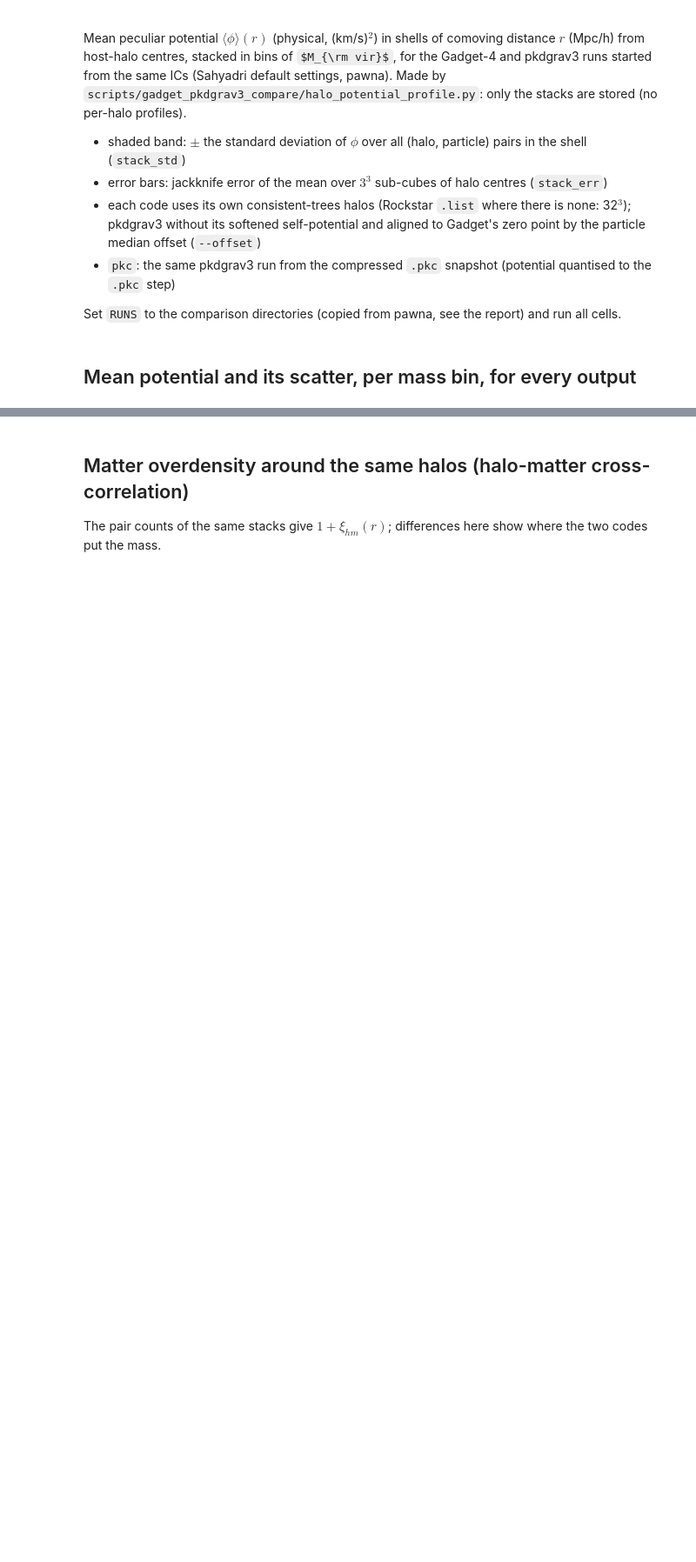
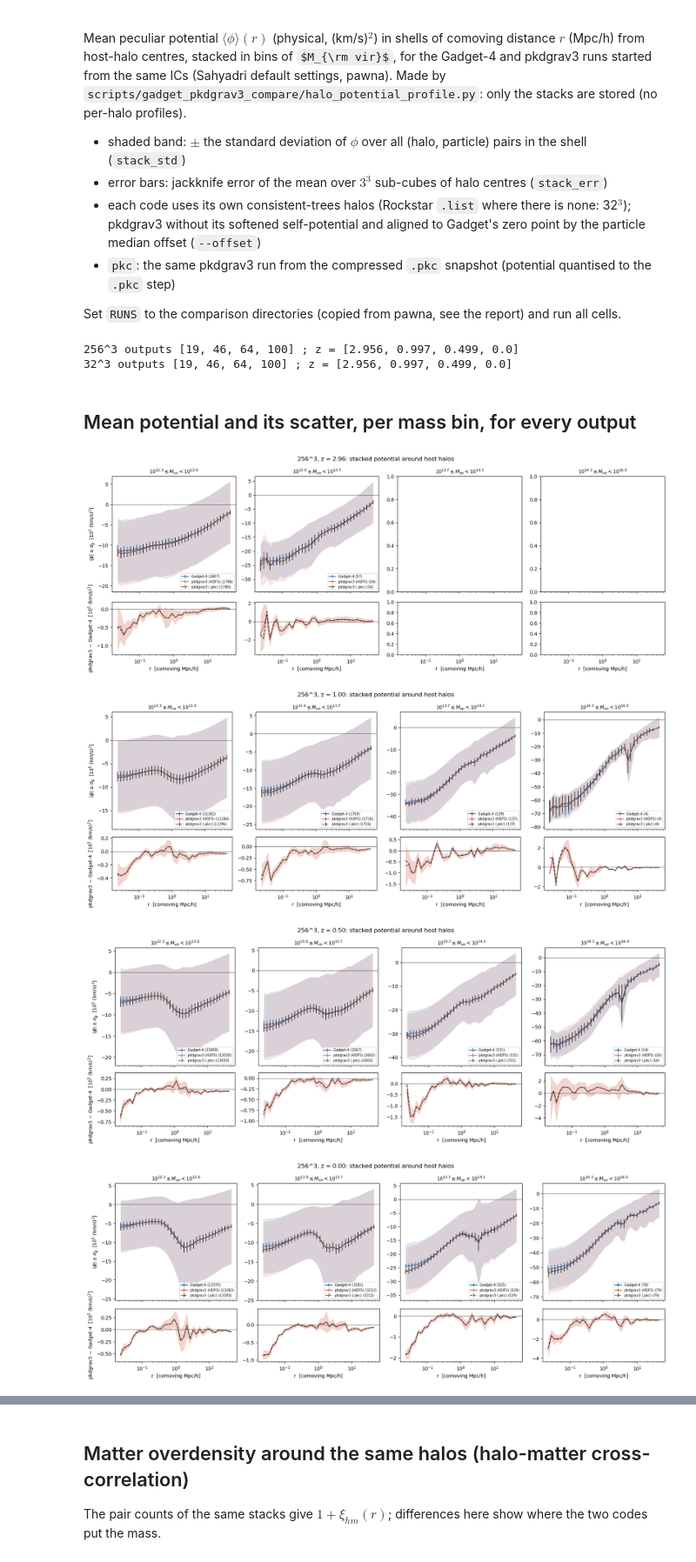
Before and after one commit to a-paranjape/sahyadri-sandbox, a Jupyter notebook: reports/gadget_pkdgrav3_potential/stack_potential.ipynb, the cells around one changed output, grey strips where cells are left out. Shown at 87% size. Cells and saved outputs as stored; diff of their text form; code cells hidden in the pictures; some formulas as TeX source; blank space fills up the shorter version.

```diff
--- a/reports/gadget_pkdgrav3_potential/stack_potential.ipynb
+++ b/reports/gadget_pkdgrav3_potential/stack_potential.ipynb
@@ -35,9 +35,36 @@ def load(d):
         out.setdefault(int(i), {})[kind] = dict(np.load(f, allow_pickle=True))
     return out
 
+def jk_pair(g, p, b, what='phi'):
+    # Paired jackknife over the same 3^3 sub-cubes of halo centres: difference pkd - Gadget of the shell mean
+    # potential ('phi') or of 1 + xi_hm ('xi', as a ratio pkd / Gadget - 1). Both runs share the large-scale
+    # structure, so the paired error of the difference is much smaller than the two errors added in quadrature.
+    def est(s, keep):
+        n, sm, nh = s['jk_n'][keep, b].sum(0), s['jk_s'][keep, b].sum(0), s['jk_nh'][keep, b].sum()
+        if what == 'phi':
+            return sm / n
+        vol = 4 / 3 * np.pi * np.diff(s['r_edges']**3)
+        return n / s['frac'] / (nh * s['nbar'] * vol)
+    nreg = g['jk_n'].shape[0]
+    allr = np.ones(nreg, bool)
+    f = (lambda a, c: c - a) if what == 'phi' else (lambda a, c: c / a - 1)
+    full = f(est(g, allr), est(p, allr))
+    reg = [i for i in range(nreg) if g['jk_nh'][i, b] > 0 or p['jk_nh'][i, b] > 0]
+    if len(reg) < 2:
+        return full, np.full_like(full, np.nan)
+    sub = []
+    for i in reg:
+        k = allr.copy(); k[i] = False
+        sub.append(f(est(g, k), est(p, k)))
+    sub = np.array(sub)
+    return full, np.sqrt((len(reg) - 1) / len(reg) * np.nansum((sub - np.nanmean(sub, 0))**2, 0))
+
 P = {k: load(v) for k, v in RUNS.items() if os.path.isdir(v)}
 for k, v in P.items():
     print(k, 'outputs', sorted(v), '; z =', [round(float(v[i]['gadget']['z']), 3) for i in sorted(v)])
+# %% [output]
+256^3 outputs [19, 46, 64, 100] ; z = [2.956, 0.997, 0.499, 0.0]
+32^3 outputs [19, 46, 64, 100] ; z = [2.956, 0.997, 0.499, 0.0]
 # %% [markdown]
 ## Mean potential and its scatter, per mass bin, for every output
 # %%
@@ -54,36 +81,40 @@ def plot_output(run, i, save=True):
     for b in range(nb):
         a0, a1 = ax[0, b], ax[1, b]
         for kind in ('gadget', 'pkd', 'pkc'):
             if kind not in S or S[kind]['n_halos'][b] == 0:
                 continue
             s, st = S[kind], STYLE[kind]
             r = s['r_mean'][b]
             m, sd, e = s['stack_mean'][b] / 1e5, s['stack_std'][b] / 1e5, s['stack_err'][b] / 1e5
             a0.errorbar(r, m, e, color=st['color'], ls=st.get('ls', '-'), lw=1.3, capsize=0,
                         label='%s (%d)' % (st['label'], s['n_halos'][b]))
             if kind != 'pkc':
                 a0.fill_between(r, m - sd, m + sd, color=st['color'], alpha=0.15, lw=0)
-            if kind != 'gadget':
-                rg, mg = g['r_mean'][b], g['stack_mean'][b]
-                dm = (s['stack_mean'][b] - mg) / 1e5
-                a1.plot(r, dm, color=st['color'], ls=st.get('ls', '-'))
-                a1.fill_between(r, dm - np.hypot(s['stack_err'][b], g['stack_err'][b]) / 1e5,
-                                dm + np.hypot(s['stack_err'][b], g['stack_err'][b]) / 1e5, color=st['color'], alpha=0.2, lw=0)
+            if kind != 'gadget' and g['n_halos'][b] > 0:
+                dm, de = jk_pair(g, s, b)
+                a1.plot(g['r_mid'], dm / 1e5, color=st['color'], ls=st.get('ls', '-'))
+                if kind == 'pkd':
+                    a1.fill_between(g['r_mid'], (dm - de) / 1e5, (dm + de) / 1e5, color=st['color'], alpha=0.25, lw=0)
         a0.axhline(0, color='k', lw=0.5); a1.axhline(0, color='k', lw=0.5)
         a0.set_title(mlabel(me[b], me[b + 1]), fontsize=10)
         a1.set_xscale('log'); a1.set_xlabel('r  [comoving Mpc/h]')
         if a0.get_legend_handles_labels()[0]:
             a0.legend(fontsize=7, loc='lower right')
     ax[0, 0].set_ylabel(r'$\langle\phi\rangle \pm \sigma_\phi$  [$10^5$ (km/s)$^2$]')
     ax[1, 0].set_ylabel(r'pkdgrav3 $-$ Gadget-4  [$10^5$ (km/s)$^2$]')
     fig.suptitle('%s, z = %.2f: stacked potential around host halos' % (run, float(g['z'])))
     fig.tight_layout()
     if save:
         fig.savefig(os.path.join(FIGS, 'stack_%s_out%03d.pdf' % (run.replace('^3', ''), i)))
     return fig
 
 for run in P:
     for i in sorted(P[run]):
         if any(P[run][i]['gadget']['n_halos']):
             plot_output(run, i)
 plt.show()
+# %% [output]
+[figure, added]
+[figure, added]
+[figure, added]
+[figure, added]
```
Also changed, not shown: parts of 5 cells of this notebook, 56 other files.
